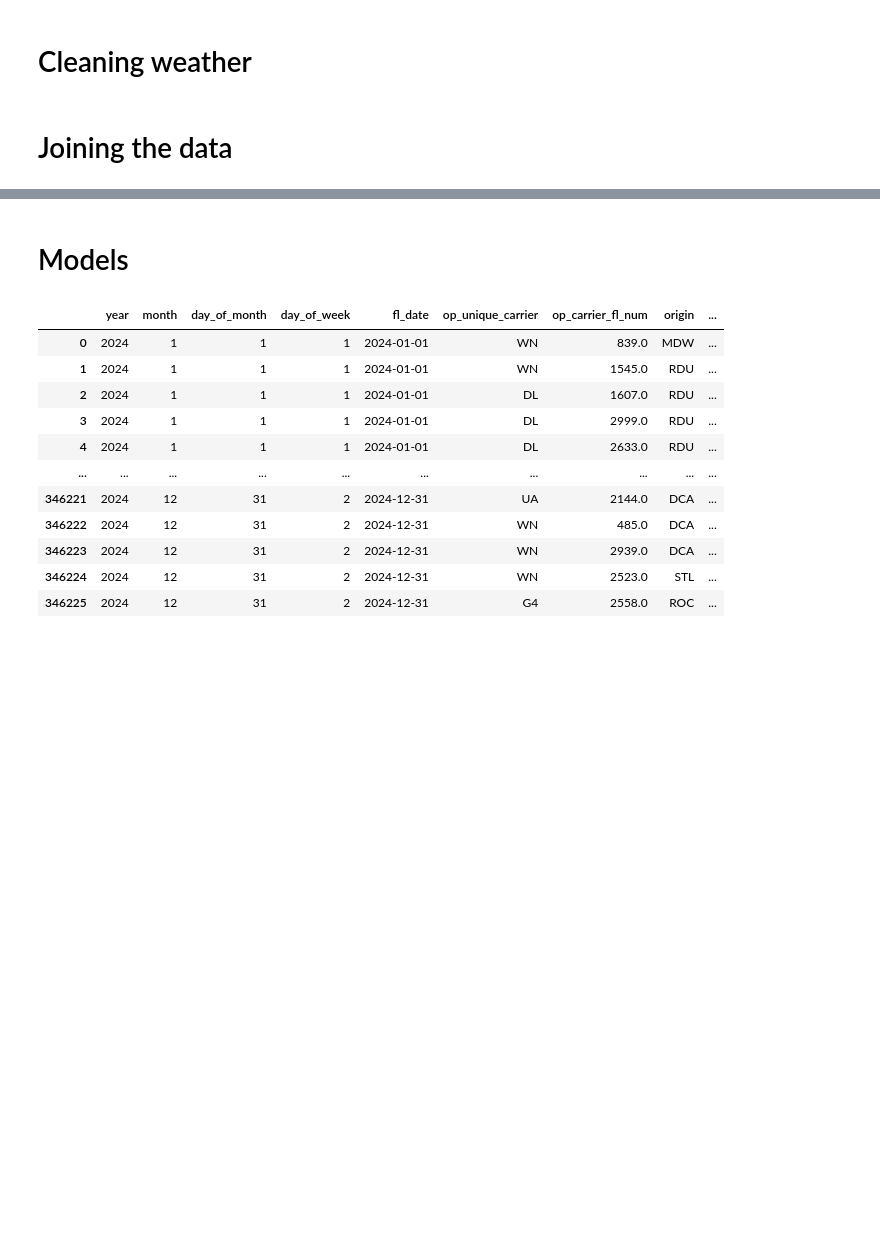
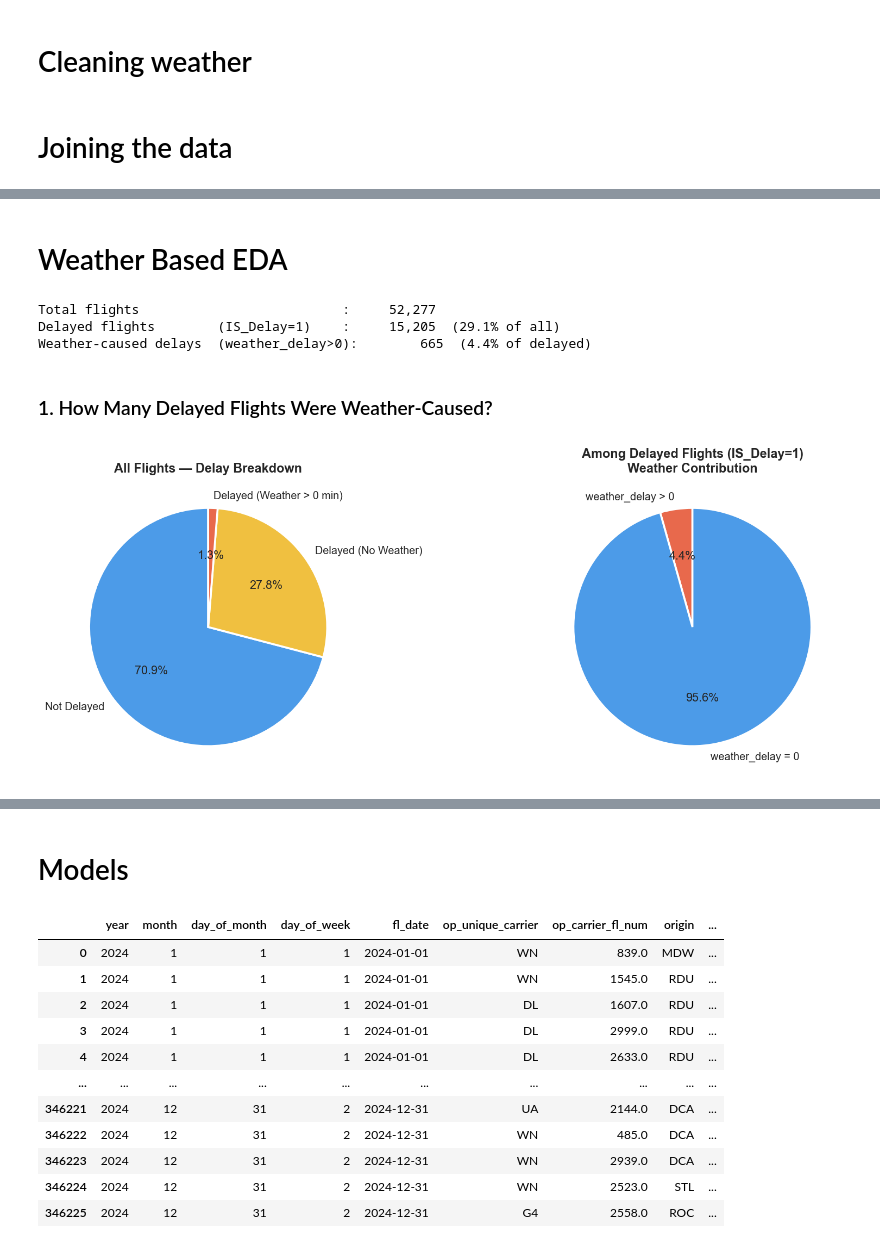
Before and after one commit to viduu24/Flight_Delay_Prediction, a Jupyter notebook: D2L_Submission/modeling.ipynb, the cells around one changed output, grey strips where cells are left out. Saved outputs shown, nothing was run; the diff lists cells and outputs as text; code cells hidden in the pictures; blank space fills up the shorter version.

Commit message:
EDA Plots

```diff
--- a/D2L_Submission/modeling.ipynb
+++ b/D2L_Submission/modeling.ipynb
@@ -320 +307,65 @@ Rows with no weather match:   318,260
 Saved to: merged_flights.csv
+# %% [markdown]
+# Weather Based EDA
+# %%
+import pandas as pd
+import numpy as np
+import matplotlib.pyplot as plt
+import matplotlib.ticker as mticker
+import seaborn as sns
+from pathlib import Path
+
+sns.set_theme(style='whitegrid', palette='muted')
+plt.rcParams.update({'figure.dpi': 130, 'figure.facecolor': 'white'})
+
+
+df   = pd.read_csv('./merged_flights.csv', low_memory=False)
+
+df_delayed         = df[df['IS_Delay'] == 1].copy()
+df_weather_delayed = df[(df['IS_Delay'] == 1) & (df['weather_delay'] > 0)].copy()
+
+total               = len(df)
+total_delayed       = len(df_delayed)
+total_wx_delayed    = len(df_weather_delayed)
+
+print(f'Total flights                          : {total:>10,}')
+print(f'Delayed flights        (IS_Delay=1)    : {total_delayed:>10,}  ({total_delayed/total*100:.1f}% of all)')
+print(f'Weather-caused delays  (weather_delay>0): {total_wx_delayed:>10,}  ({total_wx_delayed/total_delayed*100:.1f}% of delayed)')
+# %% [output]
+Total flights                          :     52,277
+Delayed flights        (IS_Delay=1)    :     15,205  (29.1% of all)
+Weather-caused delays  (weather_delay>0):        665  (4.4% of delayed)
+# %% [markdown]
+### 1. How Many Delayed Flights Were Weather-Caused?
+# %%
+not_delayed         = total - total_delayed
+delayed_no_weather  = total_delayed - total_wx_delayed
+
+fig, axes = plt.subplots(1, 2, figsize=(14, 5))
+
+# All flights breakdown
+axes[0].pie(
+    [not_delayed, delayed_no_weather, total_wx_delayed],
+    labels=['Not Delayed', 'Delayed (No Weather)', 'Delayed (Weather > 0 min)'],
+    autopct='%1.1f%%',
+    colors=['#4C9BE8', '#F0C040', '#E8694C'],
+    startangle=90,
+    wedgeprops={'edgecolor': 'white', 'linewidth': 2}
+)
+axes[0].set_title('All Flights — Delay Breakdown', fontsize=13, fontweight='bold')
+
+# Among delayed only: weather > 0 vs not
+axes[1].pie(
+    [total_wx_delayed, delayed_no_weather],
+    labels=['weather_delay > 0', 'weather_delay = 0'],
+    autopct='%1.1f%%',
+    colors=['#E8694C', '#4C9BE8'],
+    startangle=90,
+    wedgeprops={'edgecolor': 'white', 'linewidth': 2}
+)
+axes[1].set_title('Among Delayed Flights (IS_Delay=1)\nWeather Contribution', fontsize=13, fontweight='bold')
+
+plt.tight_layout()
+plt.show()
+# %% [output]
+[figure, added]
```
Also changed, not shown: parts of 9 cells of this notebook, 2 other files.
